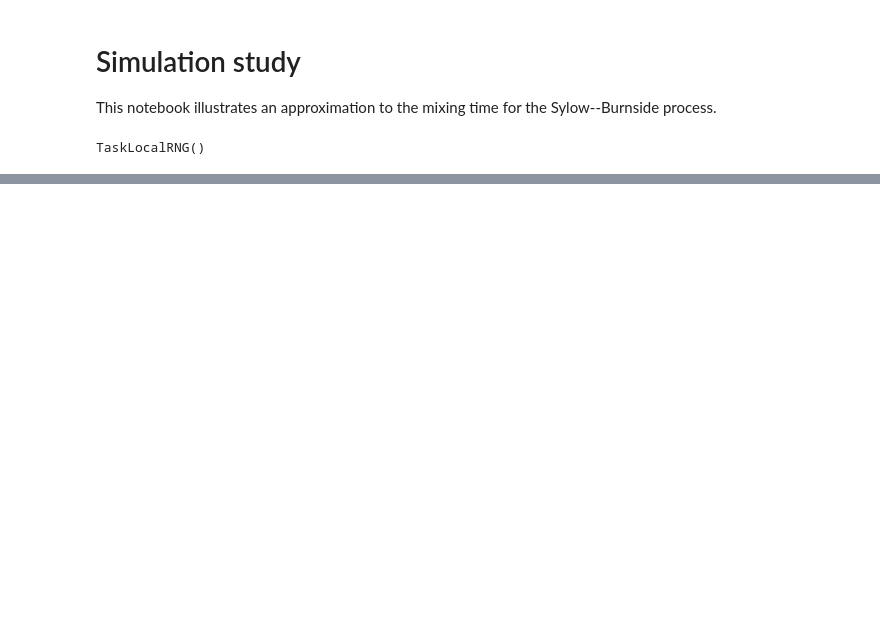
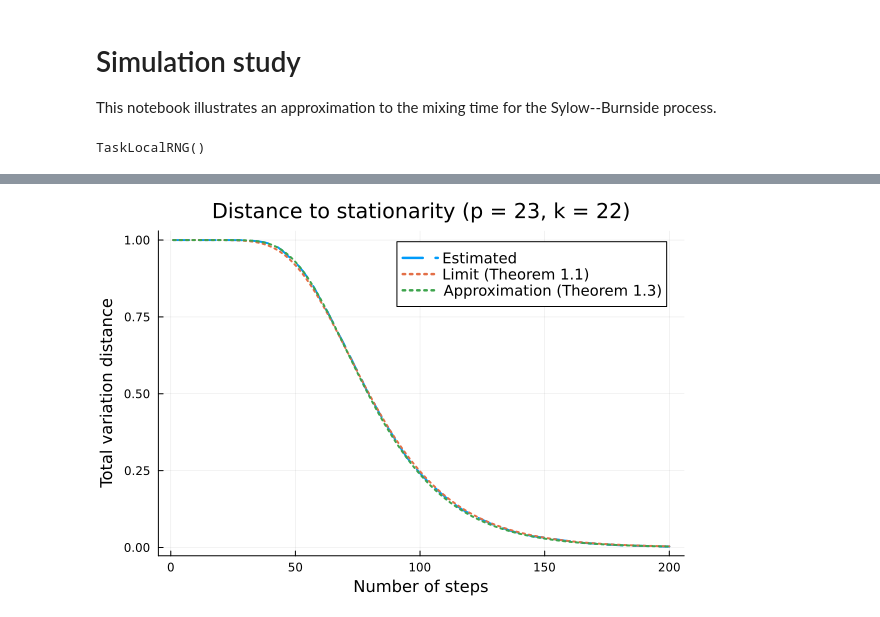
Before and after one commit to Michael-Howes/BurnsideProcess, a Jupyter notebook: Examples/sylow_double_cosets_example.ipynb, the cells around one changed output, grey strips where cells are left out. Cells and saved outputs as stored; diff of their text form; code cells hidden in the pictures; blank space fills up the shorter version.

```diff
--- a/Examples/sylow_double_cosets_example.ipynb
+++ b/Examples/sylow_double_cosets_example.ipynb
@@ -49,20 +49,22 @@ samples2 = zeros(Int, n_samples, reps2)
     samples2[i, 1:reps2] = sizes
 end
 # %%
-vals = collect(1:2*k)
+vals = collect(1:2*k2)
 emperical_dist_ = sum(samples2 .== reshape(vals, 1, 1, :), dims = 1)./n_samples
 emperical_dist = dropdims(emperical_dist_, dims=1)
 stationary_dist = stationary_distribution(p2, k2)
 TV = sum(abs.(emperical_dist .- reshape(stationary_dist,1,:)), dims = 2)/2
 ts = 1:reps2
 approx_TV = @. 1 - (1 - (1 - 1/p2)^(ts - 1)) ^ k2
 cs = @. (ts - p2 * log(k2))/p2
 limit_TV = @. 1 - exp(-exp(-cs))
-plt = plot(ts, TV, label="Estimated",  linewidth=2, linestyle = :dash)
+plt = plot(ts, TV, label="Estimated",  linewidth=2, linestyle = :dash, legendfontsize = 10)
 plot!(plt, ts, limit_TV, label="Limit (Theorem 1.1)", linewidth =2, linestyle = :dot)
 plot!(plt, ts, approx_TV, label="Approximation (Theorem 1.3)", linewidth = 2, linestyle = :dot)
 xlabel!(plt, "Number of steps")
 ylabel!(plt, "Total variation distance")
-title!(plt, "Distance to stationarity (p = 11, k = 10)")
-savefig(plt, "../Figures/double_cosets_p_11.pdf")
+title!(plt, "Distance to stationarity (p = 23, k = 22)")
+savefig(plt, "../Figures/double_cosets_p_23.pdf")
 plt
+# %% [output]
+[figure, added]
```
Also changed, not shown: parts of 1 cell of this notebook, 3 other files.
